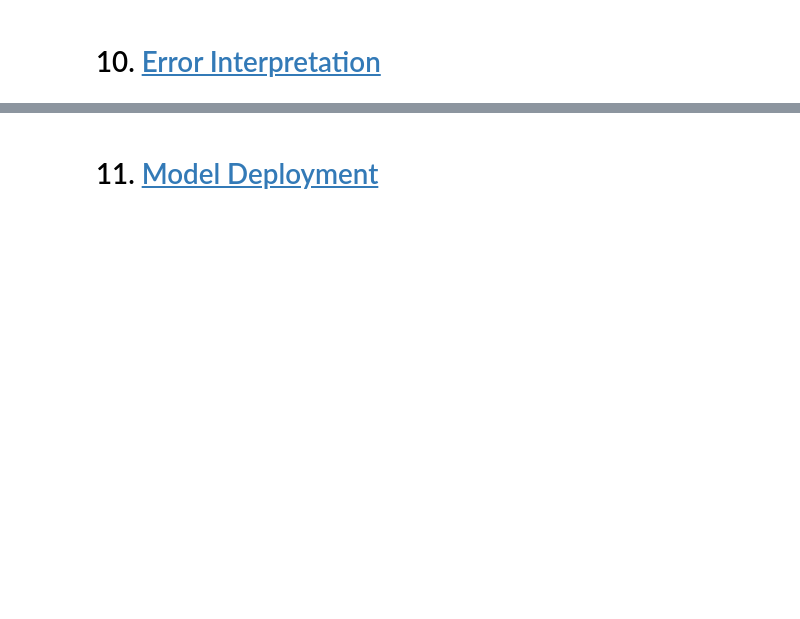
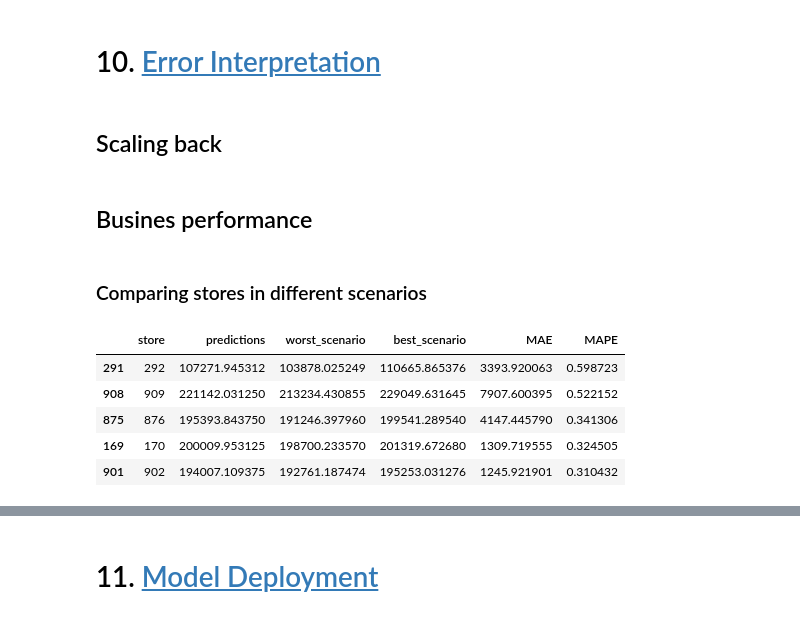
Before and after one commit to brunopiato/DS_em_Prod, a Jupyter notebook: notebooks/notebook.ipynb, the cells around one changed output, grey strips where cells are left out. Cells and saved outputs as stored; diff of their text form; code cells hidden in the pictures; blank space fills up the shorter version.

```diff
--- a/notebooks/notebook.ipynb
+++ b/notebooks/notebook.ipynb
@@ -1410,2 +1422,4 @@ mpe*100
 # %% [markdown]
 # 10. <a id='toc10_'></a>[Error Interpretation](#toc0_)
+# %% [markdown]
+## Scaling back
@@ -1411,0 +1431,2 @@ mpe*100
+# %% [markdown]
+## Busines performance
@@ -1411,0 +1451,11 @@ mpe*100
+# %% [markdown]
+### Comparing stores in different scenarios
+# %%
+df10_2.sort_values( 'MAPE', ascending=False ).head()
+# %% [output]
+|  | store | predictions | worst_scenario | best_scenario | MAE | MAPE |
+| 291 | 292 | 107271.945312 | 103878.025249 | 110665.865376 | 3393.920063 | 0.598723 |
+| 908 | 909 | 221142.031250 | 213234.430855 | 229049.631645 | 7907.600395 | 0.522152 |
+| 875 | 876 | 195393.843750 | 191246.397960 | 199541.289540 | 4147.445790 | 0.341306 |
+| 169 | 170 | 200009.953125 | 198700.233570 | 201319.672680 | 1309.719555 | 0.324505 |
+| 901 | 902 | 194007.109375 | 192761.187474 | 195253.031276 | 1245.921901 | 0.310432 |
```
Also changed, not shown: parts of 14 cells of this notebook.
